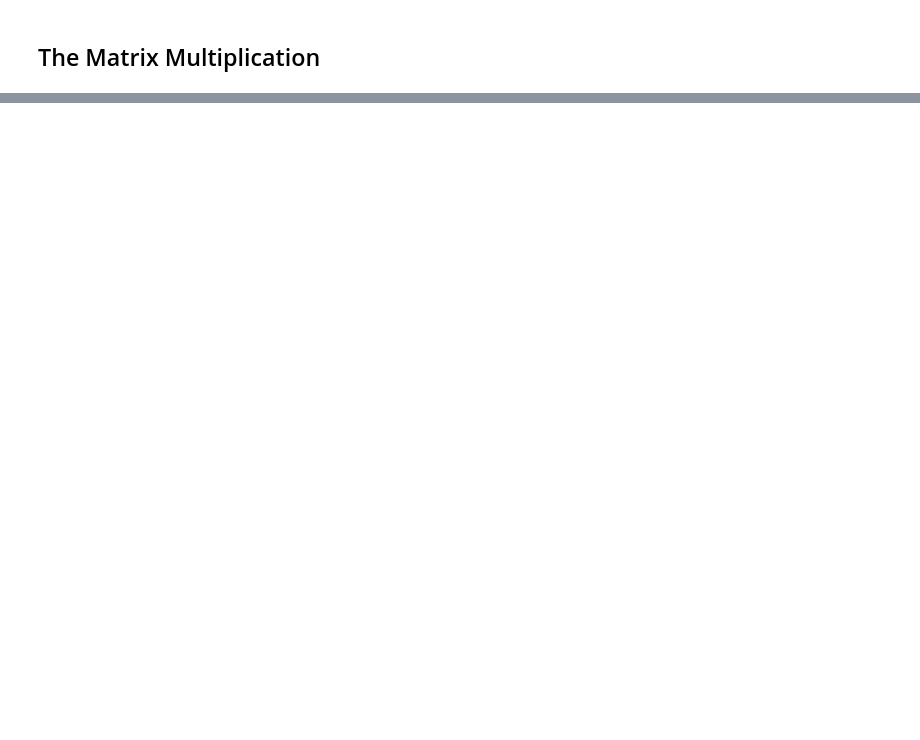
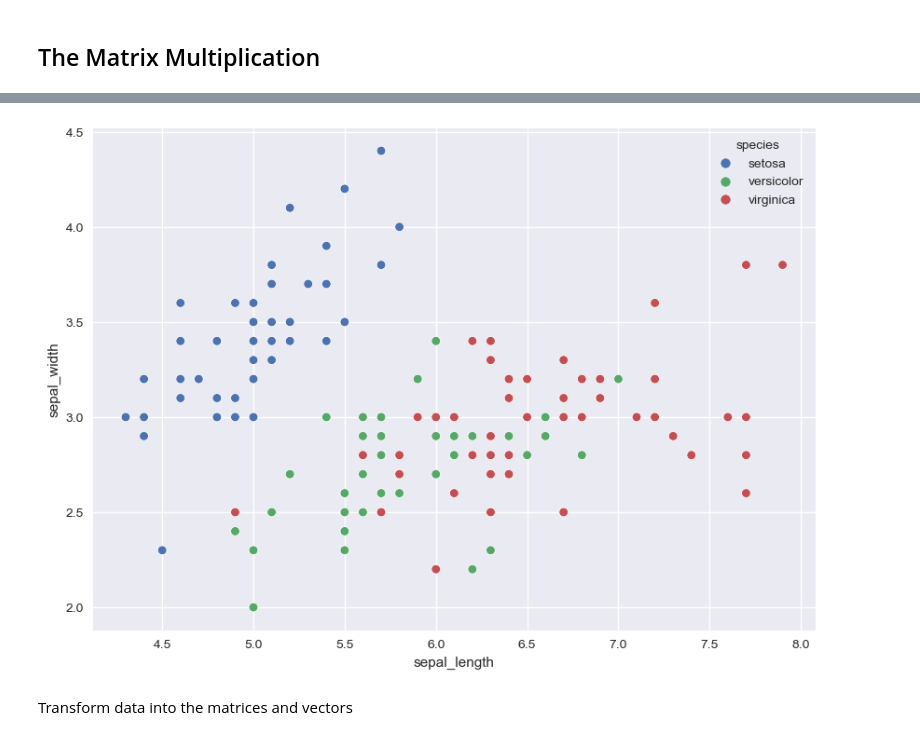
Before and after one commit to OrnlyP63/Medium, a Jupyter notebook: ann-matrix/Neural-Net-In-The-Matrix.ipynb, the cells around one changed output, grey strips where cells are left out. Saved outputs shown, nothing was run; the diff lists cells and outputs as text; code cells hidden in the pictures; blank space fills up the shorter version.

```diff
--- a/ann-matrix/Neural-Net-In-The-Matrix.ipynb
+++ b/ann-matrix/Neural-Net-In-The-Matrix.ipynb
@@ -59,0 +61,3 @@ plt.ylim(-1, 1);
+# %%
+# Load the iris data
+iris = sns.load_dataset("iris")
@@ -59,0 +73,7 @@ plt.ylim(-1, 1);
+# %%
+plt.figure(figsize=(10, 7))
+sns.scatterplot(data=iris, x='sepal_length', y='sepal_width', hue='species');
+# %% [output]
+[figure, added]
+# %% [markdown]
+Transform data into the matrices and vectors
```
Also changed, not shown: parts of 17 cells of this notebook, 5 other files.
